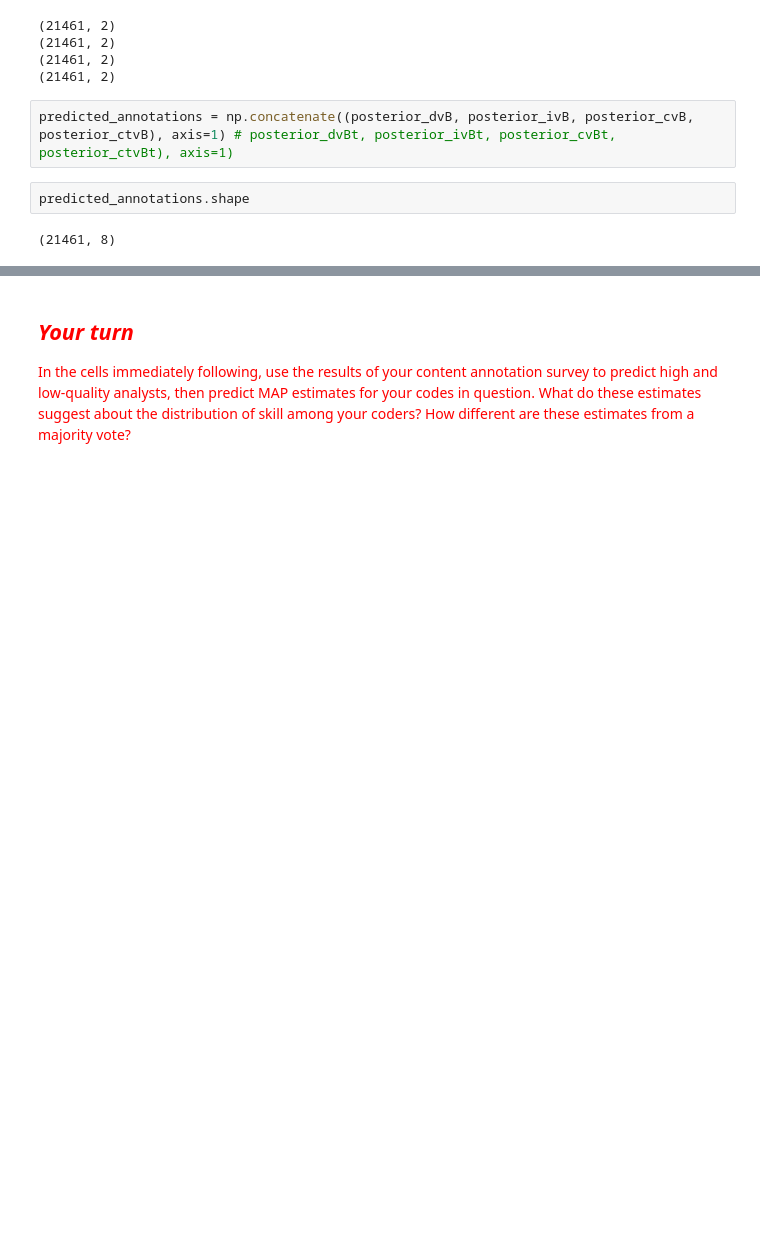
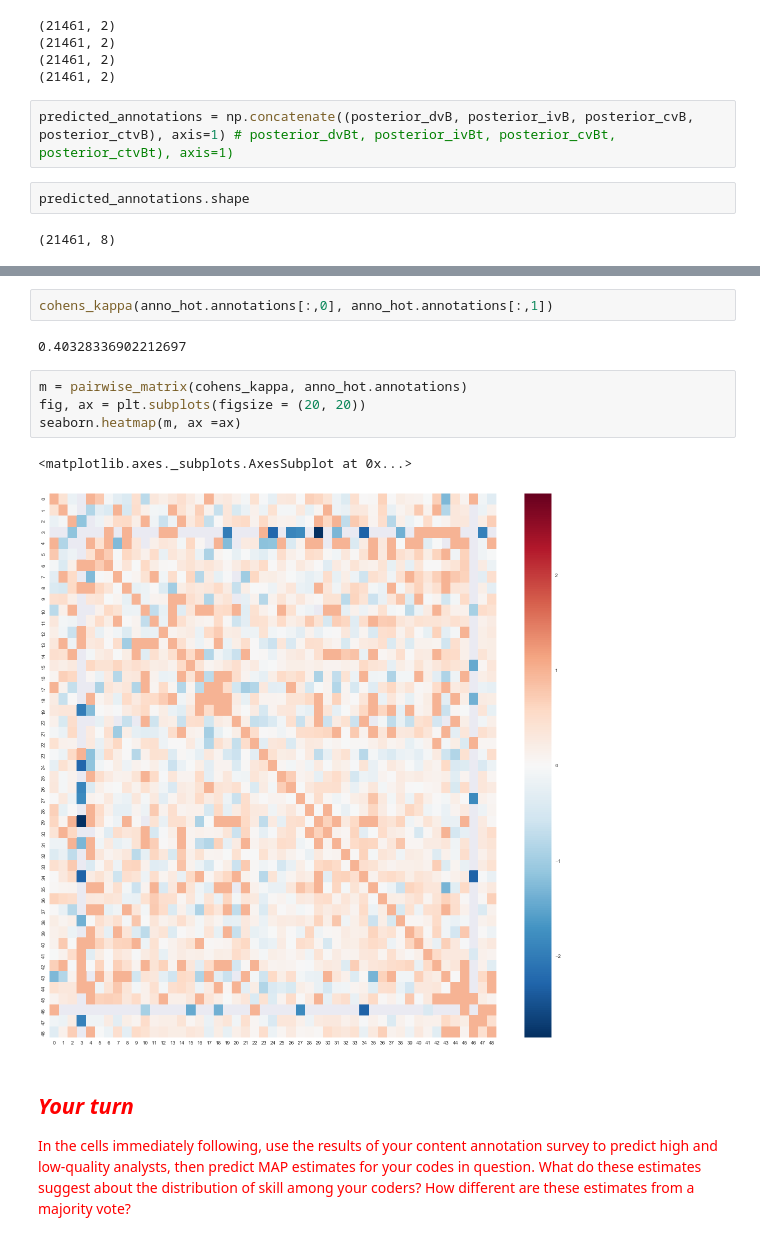
Before and after one commit to 1yangdongchen/Upcoming, a Jupyter notebook: 5-Reliability/5-Reliability.ipynb, the cells around one changed output, grey strips where cells are left out. Drawn from its saved outputs; the diff is of its cells as text; blank space fills up the shorter version.

```diff
--- a/5-Reliability/5-Reliability.ipynb
+++ b/5-Reliability/5-Reliability.ipynb
@@ -760,3 +846,14 @@ predicted_annotations.shape
+# %%
+cohens_kappa(anno_hot.annotations[:,0], anno_hot.annotations[:,1])
+# %% [output]
+0.40328336902212697
+# %%
+m = pairwise_matrix(cohens_kappa, anno_hot.annotations)
+fig, ax = plt.subplots(figsize = (20, 20))
+seaborn.heatmap(m, ax =ax)
+# %% [output]
+<matplotlib.axes._subplots.AxesSubplot at 0x...>
+[figure, added]
 # %% [markdown]
 ## <span style="color:red">*Your turn*</span>
 
```
Also changed, not shown: parts of 19 cells of this notebook.
